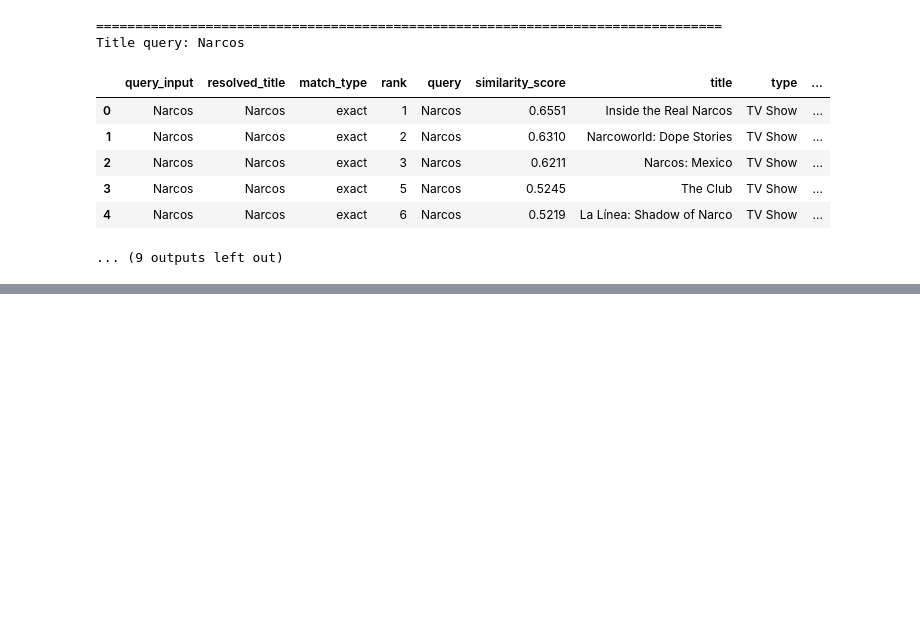
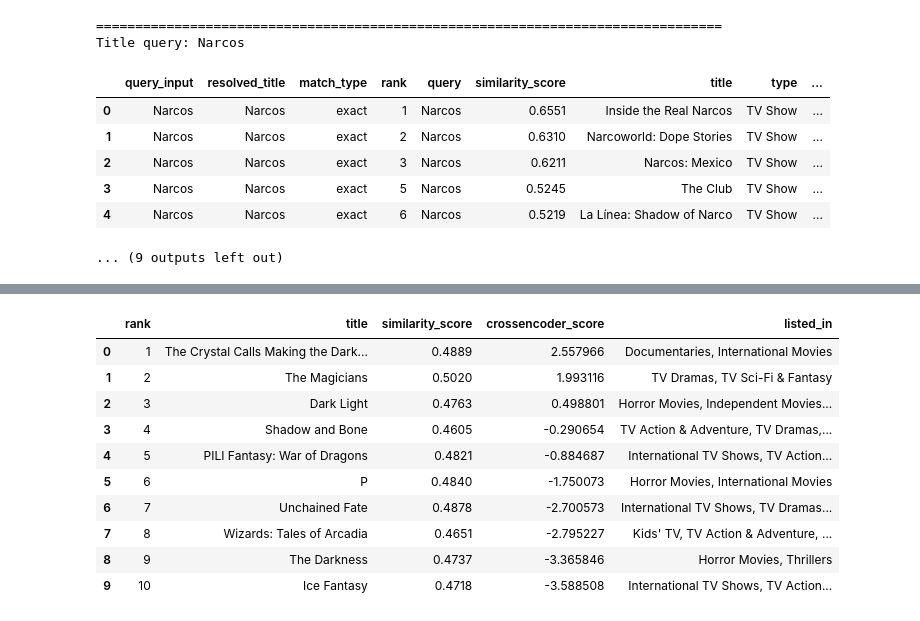
Before and after one commit to Nichonicholass/bigdata-movie, a Jupyter notebook: similiar_items.ipynb, the cells around one changed output, grey strips where cells are left out. Cells and saved outputs as stored; diff of their text form; code cells hidden in the pictures; blank space fills up the shorter version.

Commit message:
Enhance notebook with advanced accuracy evaluation steps

```diff
--- a/similiar_items.ipynb
+++ b/similiar_items.ipynb
@@ -411,0 +637,82 @@ Title query: Narcos
+# %%
+# STEP 8: Ablation + Optional CrossEncoder Re-ranking
+ADV_MODEL_CONFIGS = [
+    {"name": "MiniLM-default", "model_name": "all-MiniLM-L6-v2", "feature_col": "combined_features", "cache": CACHE_DIR / "ablation_minilm_default.npy"},
+    {"name": "MiniLM-weighted", "model_name": "all-MiniLM-L6-v2", "feature_col": "combined_features_weighted", "cache": CACHE_DIR / "ablation_minilm_weighted.npy"},
+    {"name": "MPNet-default", "model_name": "all-mpnet-base-v2", "feature_col": "combined_features", "cache": CACHE_DIR / "ablation_mpnet_default.npy"},
+]
+
+def get_embeddings_for_config(df_source, cfg):
+    cache_path = cfg["cache"]
+    if cache_path.exists():
+        return np.load(cache_path)
+
+    local_model = SentenceTransformer(cfg["model_name"])
+    emb = local_model.encode(
+        df_source[cfg["feature_col"]].tolist(),
+        show_progress_bar=True,
+        convert_to_numpy=True,
+    )
+    np.save(cache_path, emb)
+    return emb
+
+def crossencoder_rerank(query, base_results_df, top_m=20, rerank_model_name="cross-encoder/ms-marco-MiniLM-L-6-v2"):
+    if base_results_df.empty:
+        return base_results_df
+
+    ce = CrossEncoder(rerank_model_name)
+    candidate_texts = (
+        base_results_df["title"].fillna("") + " . " +
+        base_results_df["listed_in"].fillna("") + " . " +
+        base_results_df["description"].fillna("")
+    ).tolist()
+
+    pairs = [[query, c] for c in candidate_texts]
+    ce_scores = ce.predict(pairs)
+
+    reranked = base_results_df.copy().reset_index(drop=True)
+    reranked["crossencoder_score"] = ce_scores
+    reranked = reranked.sort_values("crossencoder_score", ascending=False).head(top_m).reset_index(drop=True)
+    reranked["rank"] = np.arange(1, len(reranked) + 1)
+    return reranked
+
+RUN_HEAVY_ABLATION = False
+if RUN_HEAVY_ABLATION:
+    ablation_rows = []
+    for cfg in ADV_MODEL_CONFIGS:
+        emb = get_embeddings_for_config(df_weighted if cfg["feature_col"] == "combined_features_weighted" else df, cfg)
+        eval_df_cfg = evaluate_precision_k(
+            queries=semantic_queries,
+            df=df_weighted if cfg["feature_col"] == "combined_features_weighted" else df,
+            embeddings=emb,
+            k=5,
+            min_score=0.20,
+            content_type="All",
+        )
+        ablation_rows.append({
+            "config": cfg["name"],
+            "mean_precision_at_5": round(float(eval_df_cfg["precision_at_k"].mean()), 4),
+            "mean_avg_similarity_top5": round(float(eval_df_cfg["avg_similarity_topk"].mean()), 4),
+        })
+
+    ablation_summary_df = pd.DataFrame(ablation_rows)
+    print("Ablation summary:")
+    display(ablation_summary_df)
+else:
+    print("Heavy ablation is skipped by default.")
+    print("Set RUN_HEAVY_ABLATION = True to run MiniLM vs MPNet comparison.")
+
+# Example rerank run on one query
+demo_query = semantic_queries[0]
+base_demo = semantic_search_v2(
+    query=demo_query,
+    df=df,
+    embeddings=document_embeddings,
+    top_n=20,
+    min_score=0.20,
+ )
+reranked_demo = crossencoder_rerank(demo_query, base_demo, top_m=10)
+
+print(f"CrossEncoder re-ranked demo for query: {demo_query}")
+display(reranked_demo[["rank", "title", "similarity_score", "crossencoder_score", "listed_in"]].head(10))
+# %% [output]
@@ -411,0 +731,11 @@ Title query: Narcos
+|  | rank | title | similarity_score | crossencoder_score | listed_in |
+| 0 | 1 | The Crystal Calls Making the Dark... | 0.4889 | 2.557966 | Documentaries, International Movies |
+| 1 | 2 | The Magicians | 0.5020 | 1.993116 | TV Dramas, TV Sci-Fi & Fantasy |
+| 2 | 3 | Dark Light | 0.4763 | 0.498801 | Horror Movies, Independent Movies... |
+| 3 | 4 | Shadow and Bone | 0.4605 | -0.290654 | TV Action & Adventure, TV Dramas,... |
+| 4 | 5 | PILI Fantasy: War of Dragons | 0.4821 | -0.884687 | International TV Shows, TV Action... |
+| 5 | 6 | P | 0.4840 | -1.750073 | Horror Movies, International Movies |
+| 6 | 7 | Unchained Fate | 0.4878 | -2.700573 | International TV Shows, TV Dramas... |
+| 7 | 8 | Wizards: Tales of Arcadia | 0.4651 | -2.795227 | Kids' TV, TV Action & Adventure, ... |
+| 8 | 9 | The Darkness | 0.4737 | -3.365846 | Horror Movies, Thrillers |
+| 9 | 10 | Ice Fantasy | 0.4718 | -3.588508 | International TV Shows, TV Action... |
```
Also changed, not shown: parts of 7 cells of this notebook.
